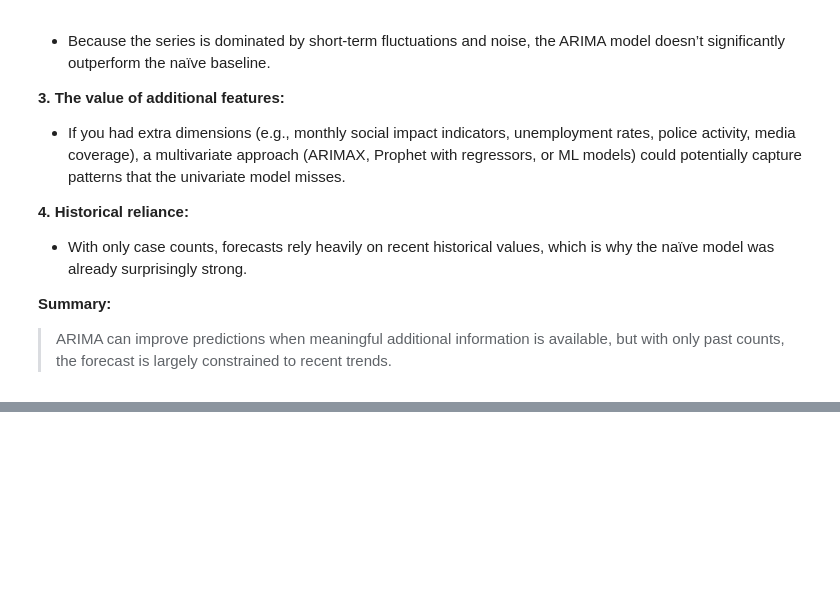
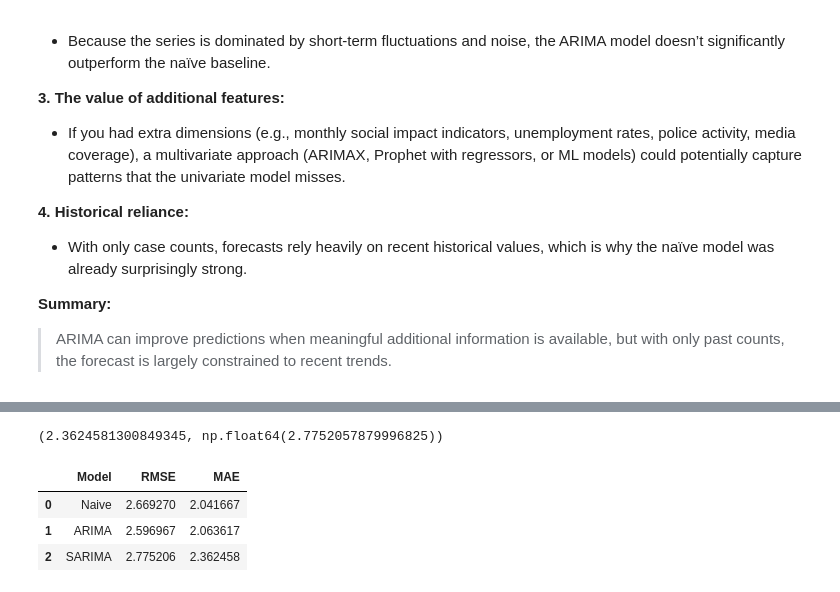
Before and after one commit to TonnieD/Femicide-Analysis-and-Forecasting, a Jupyter notebook: Notebooks/forcasting.ipynb, the cells around one changed output, grey strips where cells are left out. Drawn from its saved outputs; the diff is of its cells as text; code cells hidden in the pictures; blank space fills up the shorter version.

```diff
--- a/Notebooks/forcasting.ipynb
+++ b/Notebooks/forcasting.ipynb
@@ -331,0 +401,23 @@ incident-driven social data.
+# %%
+# Evaluate the models performance
+sarima_mae = mean_absolute_error(test["cases"], sarima_forecast)
+sarima_rmse = np.sqrt(mean_squared_error(test["cases"], sarima_forecast))
+
+sarima_mae, sarima_rmse
+# %% [output]
+(2.3624581300849345, np.float64(2.7752057879996825))
+# %%
+# Comparson of all models
+data = {'Model': ['Naive', 'ARIMA', "SARIMA"],
+        'RMSE': [rmse, arima_rmse, sarima_rmse],
+        'MAE': [mae, arima_mae, sarima_mae],
+
+}
+
+model_comparison = pd.DataFrame(data,)
+model_comparison
+# %% [output]
+|  | Model | RMSE | MAE |
+| 0 | Naive | 2.669270 | 2.041667 |
+| 1 | ARIMA | 2.596967 | 2.063617 |
+| 2 | SARIMA | 2.775206 | 2.362458 |
```
Also changed, not shown: parts of 4 cells of this notebook.
